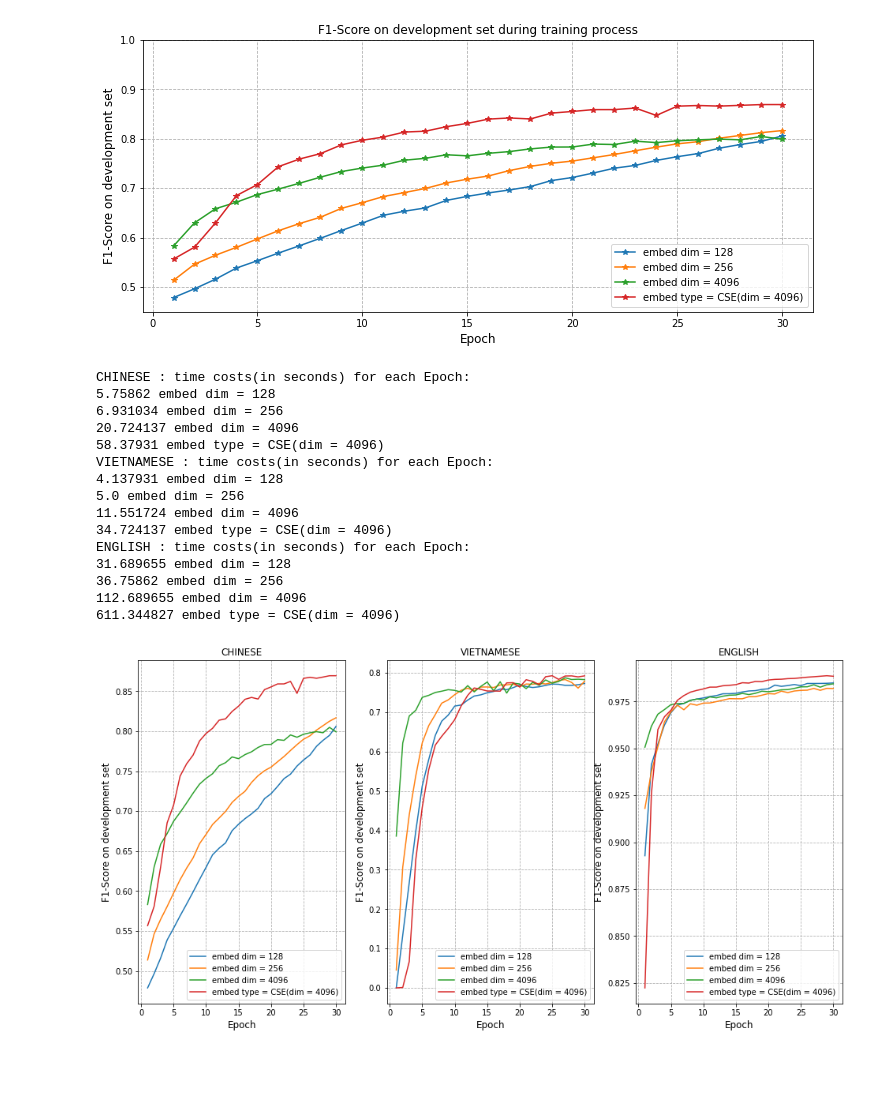
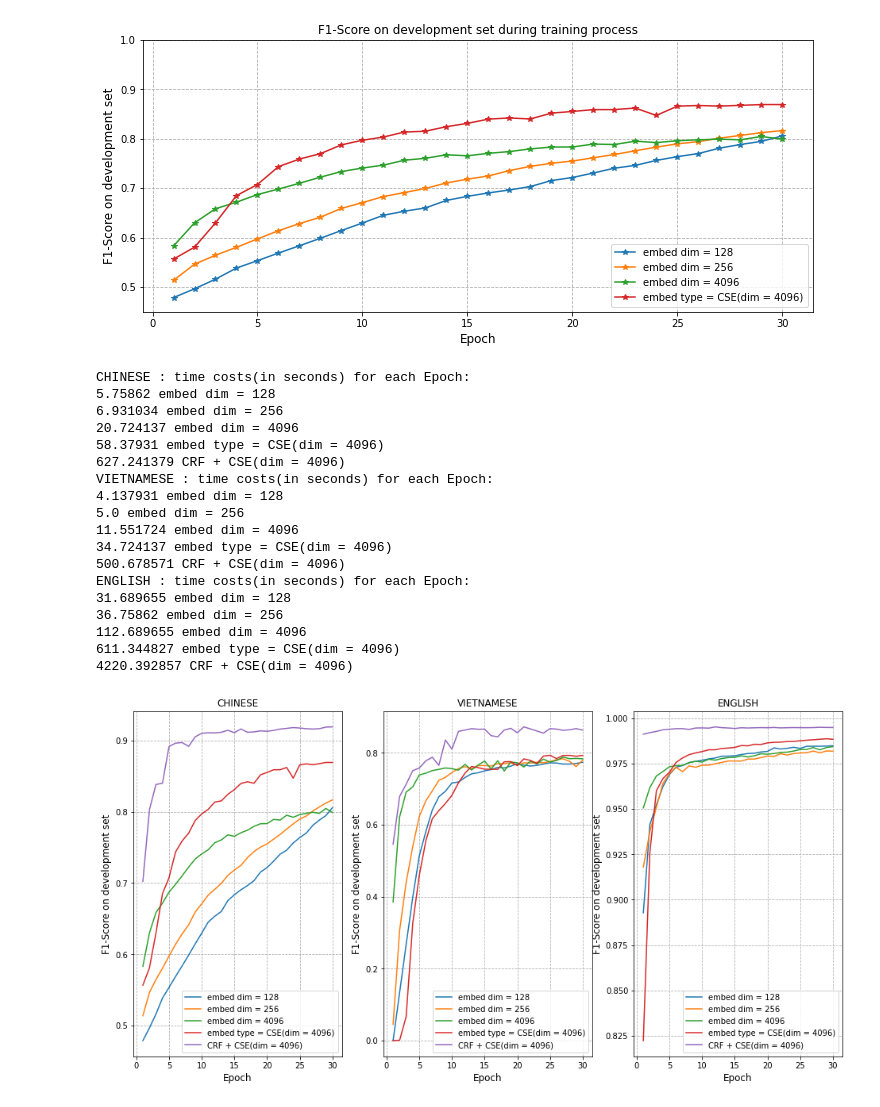
Before and after one commit to wuqi0704/MasterThesis_Tokenization, a Jupyter notebook: flair/plots.ipynb, the cells around one changed output. Saved outputs shown, nothing was run; the diff lists cells and outputs as text; code cells hidden in the pictures; blank space fills up the shorter version.

```diff
--- a/flair/plots.ipynb
+++ b/flair/plots.ipynb
@@ -723,8 +723,9 @@ for k,lan in enumerate(lans1):
                     f'5/{lan}_256',
                     f'5/{lan}_4096',
                     f'5/{lan}_CSE',
+                    f'5/5_CRFCSE_{lan}',
                     ]
-    label_names = ['embed dim = 128','embed dim = 256','embed dim = 4096','embed type = CSE(dim = 4096)']
+    label_names = ['embed dim = 128','embed dim = 256','embed dim = 4096','embed type = CSE(dim = 4096)','CRF + CSE(dim = 4096)']
 
     print(lan,': time costs(in seconds) for each Epoch:')
     for i,name in enumerate(model_names):
@@ -734,31 +735,34 @@ for k,lan in enumerate(lans1):
         a_time = a.TIMESTAMP.apply(lambda x: datetime.datetime.strptime(x, '%H:%M:%S'))
         a_time_diff = [(a_time[k] - a_time[k-1]) for k in np.arange(2,len(a_time)+1)]
         for ele in a_time_diff: # get rid of some overnight timestamp
             if ele.total_seconds() < 0: a_time_diff.remove(ele)
         print(np.mean(a_time_diff).total_seconds(),label_names[i])
         #plot Dev Recall score
         ax[k].plot(a['DEV_F1_Score'],'-',label = label_names[i])
     ax[k].legend(loc = 'lower right')
     ax[k].set_title(lan)
     ax[k].grid(ls='--')
     ax[k].set_title(lan)
     # ax[k].set_ylim(0.45,1.0)
     ax[k].set_ylabel('F1-Score on development set',fontsize=12)
     ax[k].set_xlabel('Epoch',fontsize=12)
 # %% [output]
 CHINESE : time costs(in seconds) for each Epoch:
 5.75862 embed dim = 128
 6.931034 embed dim = 256
 20.724137 embed dim = 4096
 58.37931 embed type = CSE(dim = 4096)
+627.241379 CRF + CSE(dim = 4096)
 VIETNAMESE : time costs(in seconds) for each Epoch:
 4.137931 embed dim = 128
 5.0 embed dim = 256
 11.551724 embed dim = 4096
 34.724137 embed type = CSE(dim = 4096)
+500.678571 CRF + CSE(dim = 4096)
 ENGLISH : time costs(in seconds) for each Epoch:
 31.689655 embed dim = 128
 36.75862 embed dim = 256
 112.689655 embed dim = 4096
 611.344827 embed type = CSE(dim = 4096)
+4220.392857 CRF + CSE(dim = 4096)
-[figure, old version]
+[figure, new version]
```
Also changed, not shown: 1 other file.
